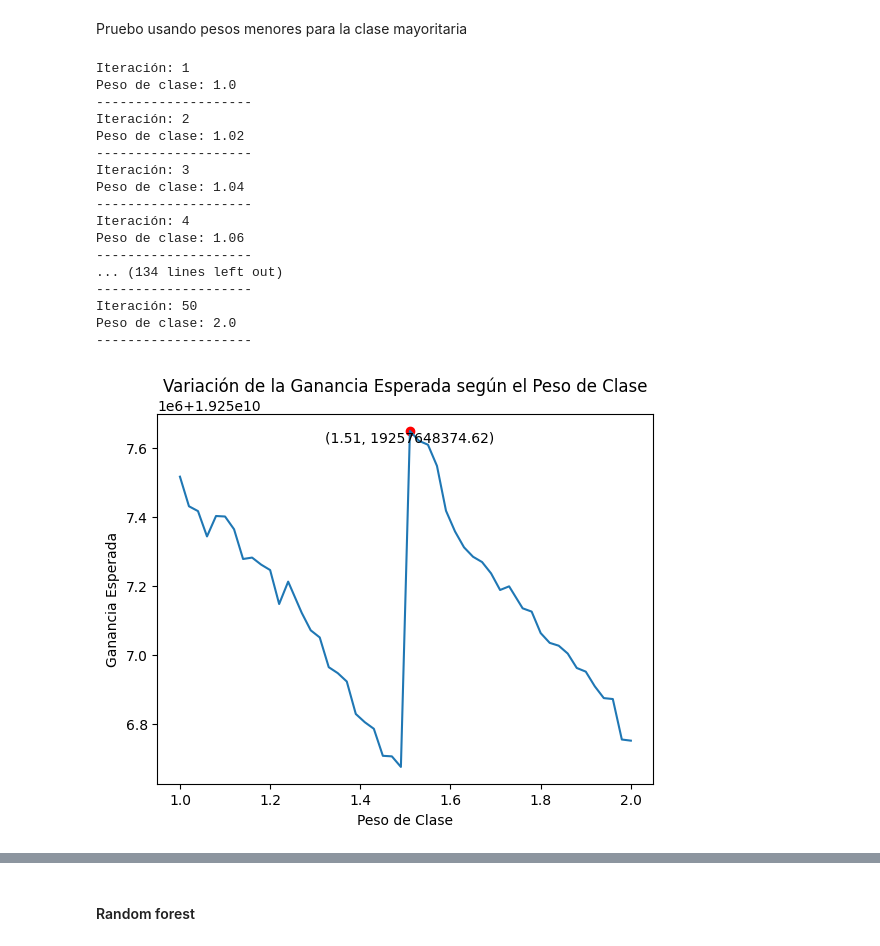
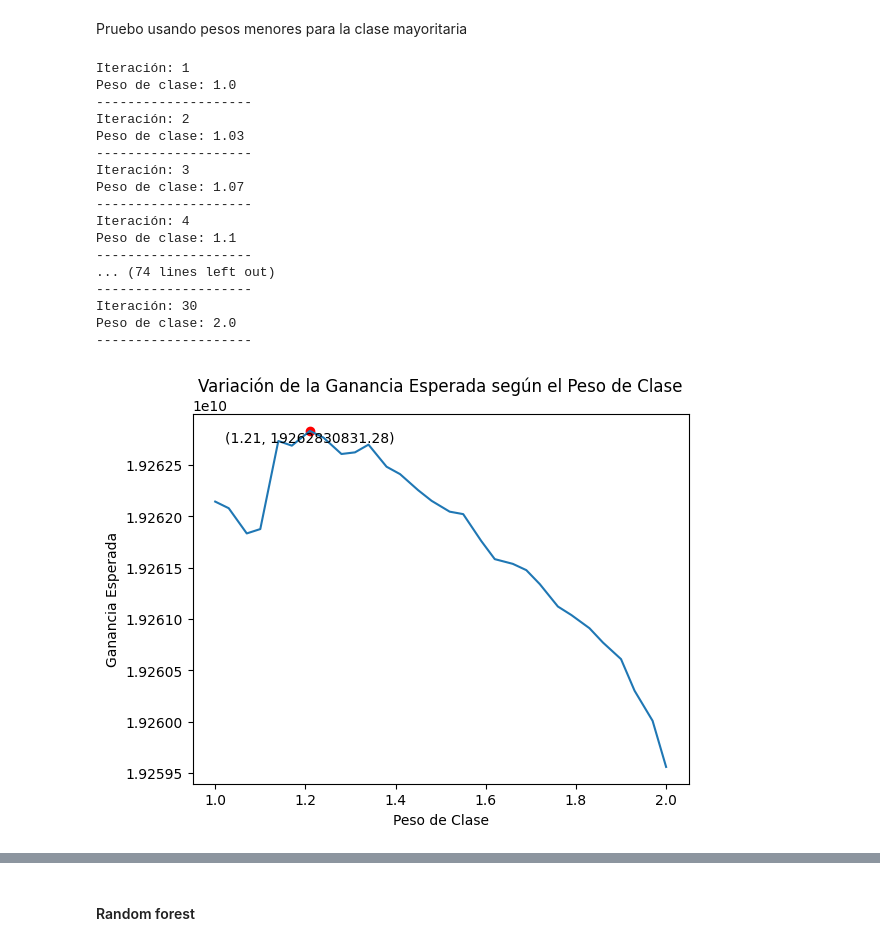
Before and after one commit to raczki/AMq1_TP, a Jupyter notebook: TP_Raczkowski.ipynb, the cells around one changed output, grey strips where cells are left out. Drawn from its saved outputs; the diff is of its cells as text; code cells hidden in the pictures.

```diff
--- a/TP_Raczkowski.ipynb
+++ b/TP_Raczkowski.ipynb
@@ -349,7 +349,7 @@ Peso de clase: 10.0
 Pruebo usando pesos menores para la clase mayoritaria
 # %%
 # Definir los diferentes pesos para ajustar el equilibrio de clases
-weights = np.linspace(1, 2, 50)
+weights = np.linspace(1, 2, 30)
 weights = np.round(weights, decimals=2)
 profits = []
 precision_scores = []
@@ -403,36 +403,36 @@ plt.scatter(weights[max_index], profits[max_index], color='red', marker='o')
 plt.xlabel('Peso de Clase')
 plt.ylabel('Ganancia Esperada')
 plt.title('Variación de la Ganancia Esperada según el Peso de Clase')
 plt.annotate(f'({weights[max_index]}, {profits[max_index]:.2f})', xy=(weights[max_index], profits[max_index]),
              xytext=(weights[max_index], profits[max_index]-50),
              ha='center', va='top')
 plt.show()
 
 # Gráfico de métricas
 plt.plot(weights, precision_scores, label='Precision')
 plt.plot(weights, recall_scores, label='Recall')
 plt.plot(weights, f1_scores, label='F1-score')
 plt.xlabel('Peso de Clase')
 plt.ylabel('Valor de la Métrica')
 plt.title('Métricas de Evaluación para cada Peso de Clase')
 plt.legend()
 plt.show()
 # %% [output]
 Iteración: 1
 Peso de clase: 1.0
 --------------------
 Iteración: 2
-Peso de clase: 1.02
+Peso de clase: 1.03
 --------------------
 Iteración: 3
-Peso de clase: 1.04
+Peso de clase: 1.07
 --------------------
 Iteración: 4
-Peso de clase: 1.06
+Peso de clase: 1.1
 --------------------
-... (134 lines left out)
+... (74 lines left out)
 --------------------
-Iteración: 50
+Iteración: 30
 Peso de clase: 2.0
 --------------------
-[figure, old version]
+[figure, new version]
```
Also changed, not shown: parts of 27 cells of this notebook.
